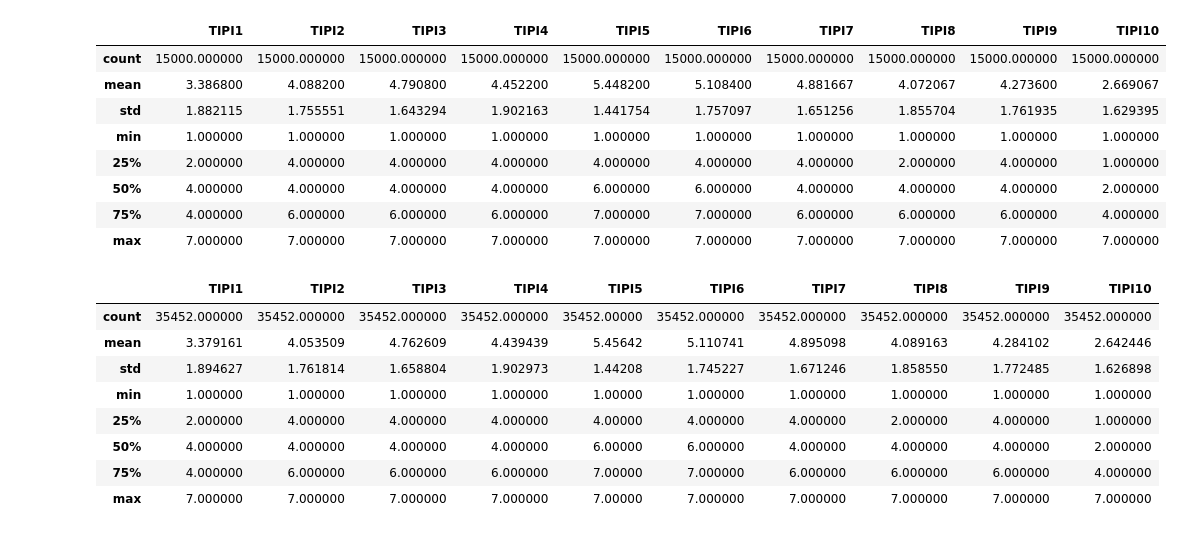
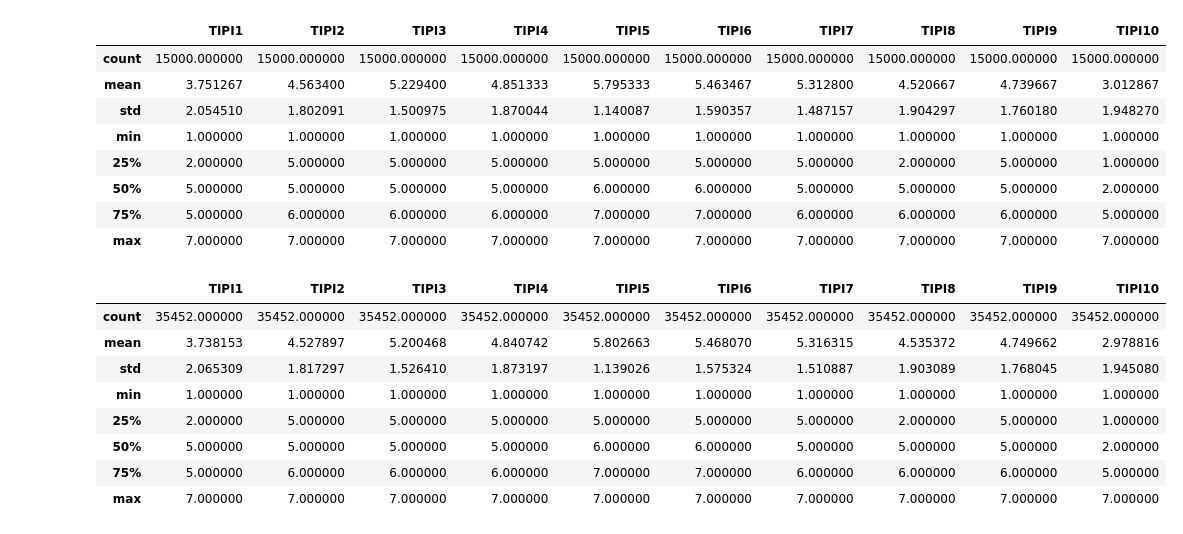
Before and after one commit to f1v3-dev/opensource, a Jupyter notebook: project.ipynb, the cells around one changed output. Cells and saved outputs as stored; diff of their text form; code cells hidden in the pictures.

```diff
--- a/project.ipynb
+++ b/project.ipynb
@@ -22,7 +47,8 @@ submission = pd.read_csv('C:/Users/tmdwh/Desktop/SEUNGJO/dacon/competition_data/
 # %%
 # 질문의 유형별로 분류
 # VCL의 응답은 0, 1로
-# question과 TIPI는 1 ~ 5 사이의 값으로
+# question 1 ~ 5 사이의 값
+# TIPI 1 ~ 7 사이의 값
 VCL_columns = ['VCL' + str(x + 1) for x in range(16)]
 question_columns = ['Q' + str(x + 1) for x in range(26)]
 TIPI_columns = ['TIPI' + str(x + 1) for x in range(10)]
@@ -32,11 +58,12 @@ survey_columns.extend(question_columns)
 survey_columns.extend(TIPI_columns)
 
 # 카테고리별로 분류
-categorical_columns = ['gender', 'engnat', 'hand', 'religion', 'orientation', 'voted', 'married', 'ASD', 'urban', 'country', 'nerdiness', 'education']
+categorical_columns = ['gender', 'engnat', 'hand', 'religion', 'orientation', 'voted', 'married', 'ASD', 'urban', 'nerdiness', 'education', 'country']
 elapse_columns = ['introelapse', 'testelapse', 'surveyelapse', 'familysize']
 numerical_columns = [column for column in train.columns if column not in categorical_columns]
 
-# [카테고리 object] 결측값 -> 최빈값으로 변경
+
+# [카테고리] 결측값 -> 최빈값으로 변경
 for category in categorical_columns:
     if category != 'nerdiness':
         train[category] = train[category].fillna(train[category].mode()[0])
@@ -47,6 +74,12 @@ for category in categorical_columns:
         train[category] = train[category].fillna(train[category].mode()[0])
         train[category] = train[category].astype('str')
 
+'''
+# [categorical]
+for category in categorical_columns:
+    train.loc[train[category] == 0, category] = train[category].mean()
+    test.loc[test[category] == 0, category] = test[category].mean()
+  '''
 
 # 연속형 변수 : float32, 결측값 -> 응답 : 3 (중간 값[이도저도 아니다])
 for survey in survey_columns:
@@ -68,8 +110,9 @@ for elapse in elapse_columns:
 # %%
 # 마키아벨리즘에 대한 질문 점수
-makia_survey = ['Q' + str(i+1) for i in range(26)]
-not_makia = ['Q3', 'Q4', 'Q6','Q7', 'Q9', 'Q10', 'Q11', 'Q14', 'Q16', 'Q17', 'Q18',
-            'Q21', 'Q22', 'Q23', 'Q23', 'Q24', 'Q25', 'Q26']
+makia_survey = ['Q' + str(i+1) for i in range(20)]
+not_makia = ['Q3', 'Q4', 'Q6','Q7', 'Q9', 'Q10', 'Q11', 'Q14', 'Q16', 'Q17', 'Q18']
+# 'Q6', 'Q14', 'Q18'
+# 'Q21', 'Q22', 'Q23', 'Q23', 'Q24', 'Q25', 'Q26'은 secret question이라 제외
 
 for columns in not_makia:
     train.loc[train[columns] > 0, columns] = 6 - train[columns]
@@ -89,44 +132,45 @@ test['high_makia'] = test['high_makia'].astype('str')
 # %%
 '''
  TIPI에 대한 질문 점수
  TIPI는 1 ~ 7점까지 존재 -> 1 ~ 5점으로 변환
  TIPI 1점 -> 1점
  TIPI 2점 -> 2점
  TIPI 3점 -> 3점
  TIPI 4점 -> 3점
- TIPI 5점 -> 4점
+ TIPI 5점 -> 3점
  TIPI 6점 -> 4점
  TIPI 7점 -> 5점
 '''
-TIPI_score = {1:1, 2:2, 3:4, 4:5, 4:6, 5:7}
+TIPI_score = {1:1, 2:2, 3:4, 3:5, 4:6, 5:7}
+
 
 for tipi in TIPI_columns:
     train[tipi] = train[tipi].map(TIPI_score)
     test[tipi] = test[tipi].map(TIPI_score)
 
 train[TIPI_columns].describe()
 # %% [output]
 |  | TIPI1 | TIPI2 | TIPI3 | TIPI4 | TIPI5 | TIPI6 | TIPI7 | TIPI8 | TIPI9 | TIPI10 |
 | count | 15000.000000 | 15000.000000 | 15000.000000 | 15000.000000 | 15000.000000 | 15000.000000 | 15000.000000 | 15000.000000 | 15000.000000 | 15000.000000 |
-| mean | 3.386800 | 4.088200 | 4.790800 | 4.452200 | 5.448200 | 5.108400 | 4.881667 | 4.072067 | 4.273600 | 2.669067 |
-| std | 1.882115 | 1.755551 | 1.643294 | 1.902163 | 1.441754 | 1.757097 | 1.651256 | 1.855704 | 1.761935 | 1.629395 |
+| mean | 3.751267 | 4.563400 | 5.229400 | 4.851333 | 5.795333 | 5.463467 | 5.312800 | 4.520667 | 4.739667 | 3.012867 |
+| std | 2.054510 | 1.802091 | 1.500975 | 1.870044 | 1.140087 | 1.590357 | 1.487157 | 1.904297 | 1.760180 | 1.948270 |
 | min | 1.000000 | 1.000000 | 1.000000 | 1.000000 | 1.000000 | 1.000000 | 1.000000 | 1.000000 | 1.000000 | 1.000000 |
-| 25% | 2.000000 | 4.000000 | 4.000000 | 4.000000 | 4.000000 | 4.000000 | 4.000000 | 2.000000 | 4.000000 | 1.000000 |
-| 50% | 4.000000 | 4.000000 | 4.000000 | 4.000000 | 6.000000 | 6.000000 | 4.000000 | 4.000000 | 4.000000 | 2.000000 |
-| 75% | 4.000000 | 6.000000 | 6.000000 | 6.000000 | 7.000000 | 7.000000 | 6.000000 | 6.000000 | 6.000000 | 4.000000 |
+| 25% | 2.000000 | 5.000000 | 5.000000 | 5.000000 | 5.000000 | 5.000000 | 5.000000 | 2.000000 | 5.000000 | 1.000000 |
+| 50% | 5.000000 | 5.000000 | 5.000000 | 5.000000 | 6.000000 | 6.000000 | 5.000000 | 5.000000 | 5.000000 | 2.000000 |
+| 75% | 5.000000 | 6.000000 | 6.000000 | 6.000000 | 7.000000 | 7.000000 | 6.000000 | 6.000000 | 6.000000 | 5.000000 |
 | max | 7.000000 | 7.000000 | 7.000000 | 7.000000 | 7.000000 | 7.000000 | 7.000000 | 7.000000 | 7.000000 | 7.000000 |
 # %%
 test[TIPI_columns].describe()
 # %% [output]
 |  | TIPI1 | TIPI2 | TIPI3 | TIPI4 | TIPI5 | TIPI6 | TIPI7 | TIPI8 | TIPI9 | TIPI10 |
-| count | 35452.000000 | 35452.000000 | 35452.000000 | 35452.000000 | 35452.00000 | 35452.000000 | 35452.000000 | 35452.000000 | 35452.000000 | 35452.000000 |
-| mean | 3.379161 | 4.053509 | 4.762609 | 4.439439 | 5.45642 | 5.110741 | 4.895098 | 4.089163 | 4.284102 | 2.642446 |
-| std | 1.894627 | 1.761814 | 1.658804 | 1.902973 | 1.44208 | 1.745227 | 1.671246 | 1.858550 | 1.772485 | 1.626898 |
-| min | 1.000000 | 1.000000 | 1.000000 | 1.000000 | 1.00000 | 1.000000 | 1.000000 | 1.000000 | 1.000000 | 1.000000 |
-| 25% | 2.000000 | 4.000000 | 4.000000 | 4.000000 | 4.00000 | 4.000000 | 4.000000 | 2.000000 | 4.000000 | 1.000000 |
-| 50% | 4.000000 | 4.000000 | 4.000000 | 4.000000 | 6.00000 | 6.000000 | 4.000000 | 4.000000 | 4.000000 | 2.000000 |
-| 75% | 4.000000 | 6.000000 | 6.000000 | 6.000000 | 7.00000 | 7.000000 | 6.000000 | 6.000000 | 6.000000 | 4.000000 |
-| max | 7.000000 | 7.000000 | 7.000000 | 7.000000 | 7.00000 | 7.000000 | 7.000000 | 7.000000 | 7.000000 | 7.000000 |
+| count | 35452.000000 | 35452.000000 | 35452.000000 | 35452.000000 | 35452.000000 | 35452.000000 | 35452.000000 | 35452.000000 | 35452.000000 | 35452.000000 |
+| mean | 3.738153 | 4.527897 | 5.200468 | 4.840742 | 5.802663 | 5.468070 | 5.316315 | 4.535372 | 4.749662 | 2.978816 |
+| std | 2.065309 | 1.817297 | 1.526410 | 1.873197 | 1.139026 | 1.575324 | 1.510887 | 1.903089 | 1.768045 | 1.945080 |
+| min | 1.000000 | 1.000000 | 1.000000 | 1.000000 | 1.000000 | 1.000000 | 1.000000 | 1.000000 | 1.000000 | 1.000000 |
+| 25% | 2.000000 | 5.000000 | 5.000000 | 5.000000 | 5.000000 | 5.000000 | 5.000000 | 2.000000 | 5.000000 | 1.000000 |
+| 50% | 5.000000 | 5.000000 | 5.000000 | 5.000000 | 6.000000 | 6.000000 | 5.000000 | 5.000000 | 5.000000 | 2.000000 |
+| 75% | 5.000000 | 6.000000 | 6.000000 | 6.000000 | 7.000000 | 7.000000 | 6.000000 | 6.000000 | 6.000000 | 5.000000 |
+| max | 7.000000 | 7.000000 | 7.000000 | 7.000000 | 7.000000 | 7.000000 | 7.000000 | 7.000000 | 7.000000 | 7.000000 |
 # %%
 '''
 TIPI 관련 파생변수 생성
```
Also changed, not shown: parts of 40 cells of this notebook, 3 other files.
